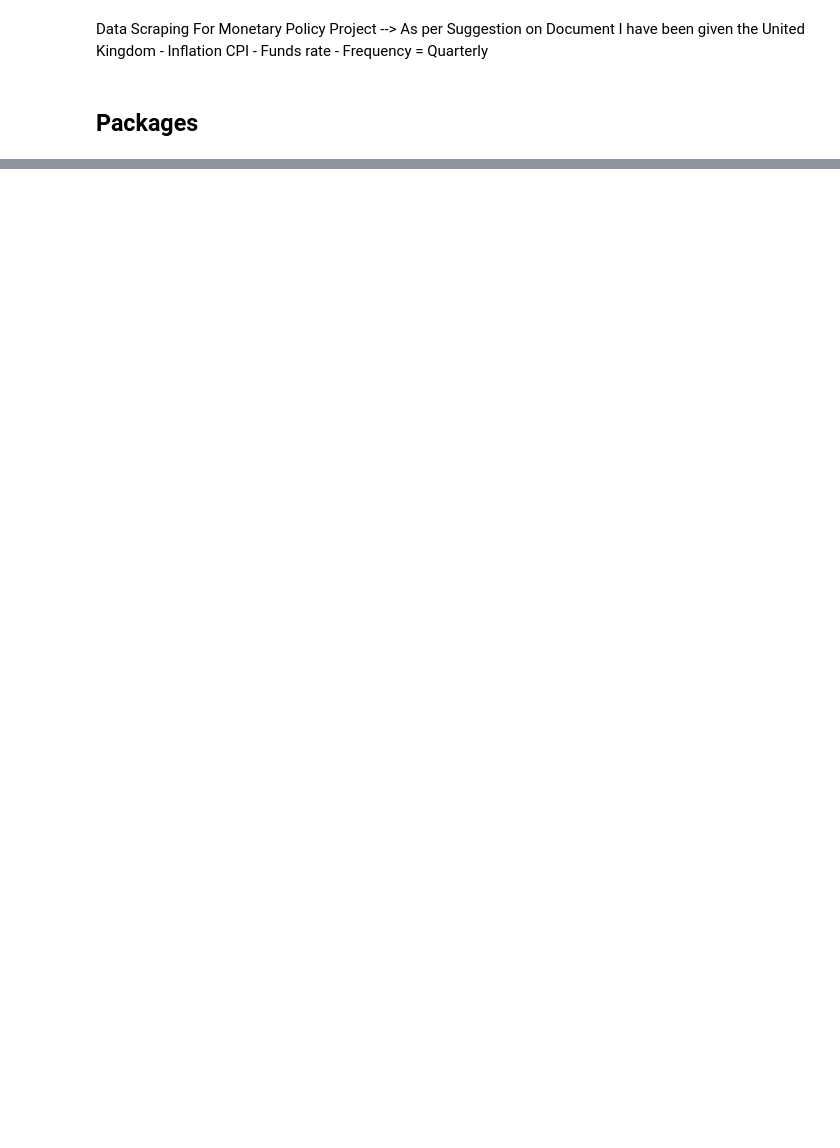
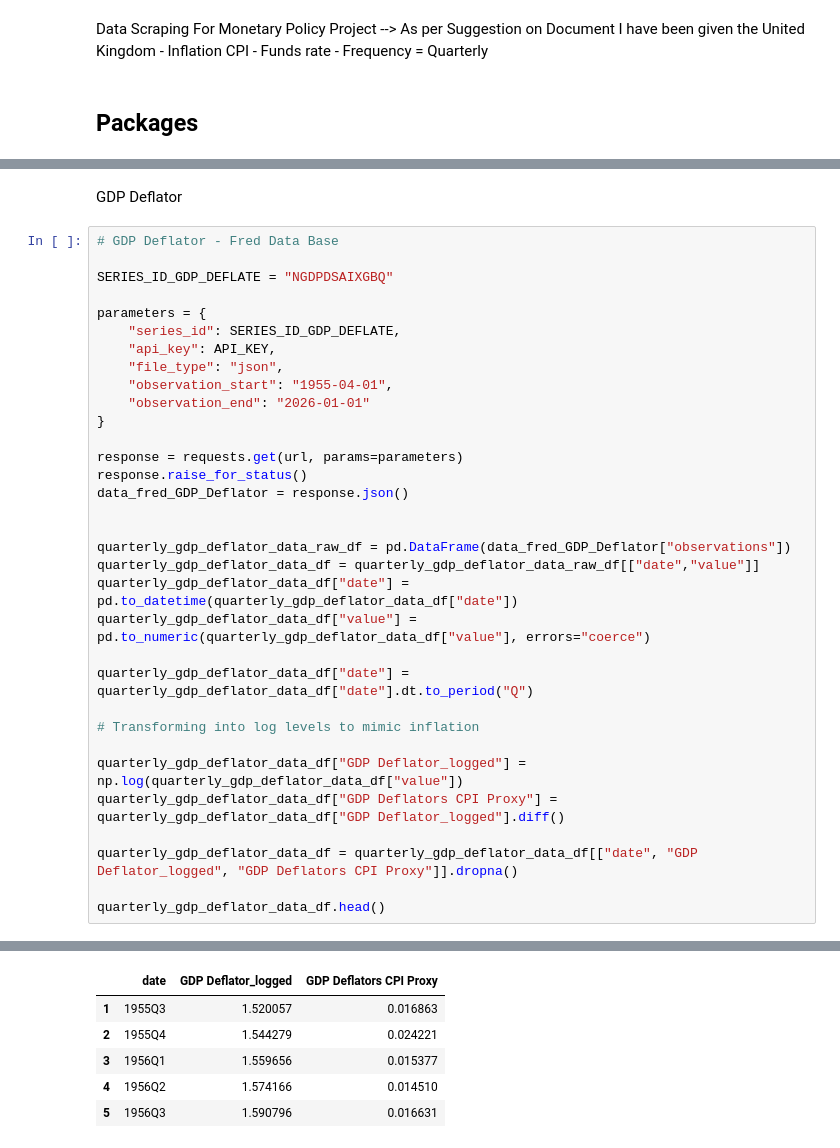
Before and after one commit to LorenzoAlessandro/Monetary-and-Financial-Macroeconometrics-Project, a Jupyter notebook: Data Retrieval .ipynb, the cells around one changed output, grey strips where cells are left out. Drawn from its saved outputs; the diff is of its cells as text; blank space fills up the shorter version.

```diff
--- a/Data Retrieval .ipynb
+++ b/Data Retrieval .ipynb
@@ -49,0 +65,36 @@ See the caveats in the documentation: https://pandas.pydata.org/pandas-docs/stab
+# %% [markdown]
+GDP Deflator
+# %%
+# GDP Deflator - Fred Data Base
+
+SERIES_ID_GDP_DEFLATE = "NGDPDSAIXGBQ"
+
+parameters = {
+    "series_id": SERIES_ID_GDP_DEFLATE,
+    "api_key": API_KEY,
+    "file_type": "json",
+    "observation_start": "1955-04-01",
+    "observation_end": "2026-01-01"
+}
+
+response = requests.get(url, params=parameters)
+response.raise_for_status()
+data_fred_GDP_Deflator = response.json()
+
+
+quarterly_gdp_deflator_data_raw_df = pd.DataFrame(data_fred_GDP_Deflator["observations"])
+quarterly_gdp_deflator_data_df = quarterly_gdp_deflator_data_raw_df[["date","value"]]
+quarterly_gdp_deflator_data_df["date"] = pd.to_datetime(quarterly_gdp_deflator_data_df["date"])
+quarterly_gdp_deflator_data_df["value"] = pd.to_numeric(quarterly_gdp_deflator_data_df["value"], errors="coerce")
+
+quarterly_gdp_deflator_data_df["date"] = quarterly_gdp_deflator_data_df["date"].dt.to_period("Q")
+
+# Transforming into log levels to mimic inflation
+
+quarterly_gdp_deflator_data_df["GDP Deflator_logged"] = np.log(quarterly_gdp_deflator_data_df["value"])
+quarterly_gdp_deflator_data_df["GDP Deflators CPI Proxy"] = quarterly_gdp_deflator_data_df["GDP Deflator_logged"].diff()
+
+quarterly_gdp_deflator_data_df = quarterly_gdp_deflator_data_df[["date", "GDP Deflator_logged", "GDP Deflators CPI Proxy"]].dropna()
+
+quarterly_gdp_deflator_data_df.head()
+# %% [output]
@@ -49,0 +121,6 @@ See the caveats in the documentation: https://pandas.pydata.org/pandas-docs/stab
+|  | date | GDP Deflator_logged | GDP Deflators CPI Proxy |
+| 1 | 1955Q3 | 1.520057 | 0.016863 |
+| 2 | 1955Q4 | 1.544279 | 0.024221 |
+| 3 | 1956Q1 | 1.559656 | 0.015377 |
+| 4 | 1956Q2 | 1.574166 | 0.014510 |
+| 5 | 1956Q3 | 1.590796 | 0.016631 |
```
Also changed, not shown: parts of 13 cells of this notebook.
